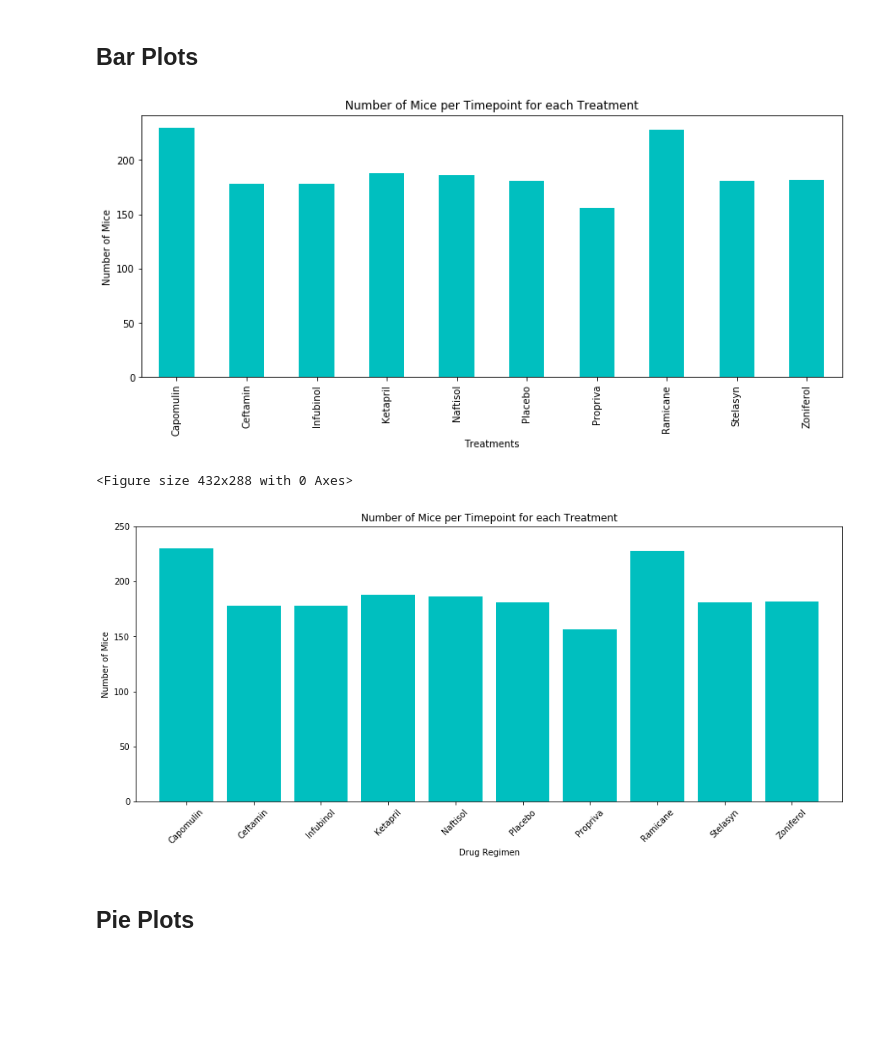
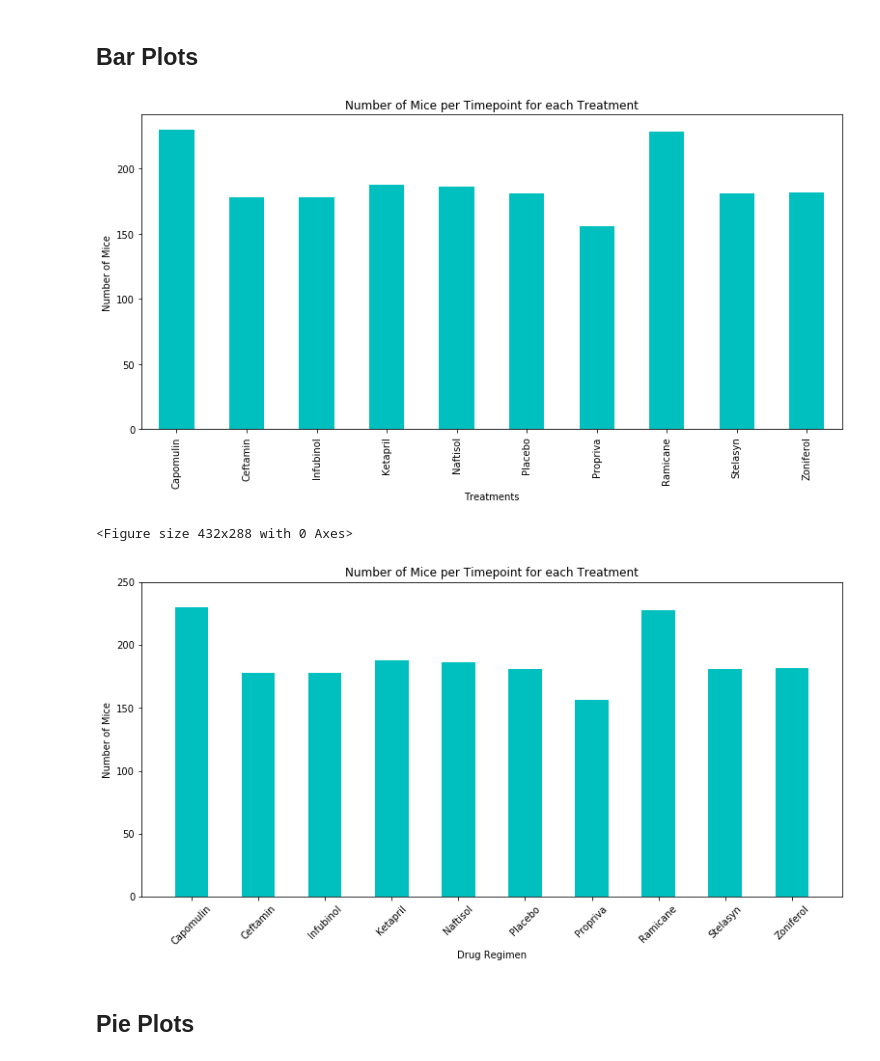
Before and after one commit to yaitouny/SMU_homework, a Jupyter notebook: 05-Matplotlib/Matplotlob - The Power of Plots/Pymaceuticals/pymaceuticals_starter.ipynb, the cells around one changed output. Cells and saved outputs as stored; diff of their text form; code cells hidden in the pictures; blank space fills up the shorter version.

```diff
--- a/05-Matplotlib/Matplotlob - The Power of Plots/Pymaceuticals/pymaceuticals_starter.ipynb
+++ b/05-Matplotlib/Matplotlob - The Power of Plots/Pymaceuticals/pymaceuticals_starter.ipynb
@@ -128,17 +128,17 @@ summary_group
 # %%
 # Generate a bar plot showing the number of mice per time point for each treatment throughout the course of the study
 # using pandas.
 
 time_and_drugs = new_df.groupby("Drug Regimen")["Mouse ID"].count()
-time_and_drugs.plot(kind="bar",figsize=(13,5), color = "c")
+time_and_drugs.plot(kind="bar",figsize=(13,6), color = "c")
 #time_and_drugs
 plt.title("Number of Mice per Timepoint for each Treatment")
 plt.xlabel("Treatments")
 plt.ylabel("Number of Mice")
 plt.show()
 plt.tight_layout()
 # %% [output]
-[figure, old version]
+[figure, new version]
 <Figure size 432x288 with 0 Axes>
 # %%
 # Generate a bar plot showing the number of mice per time point for each treatment throughout the course of the study
@@ -149,8 +149,8 @@ drug_type = [list[0] for list in drug_group["Drug Regimen"].unique()]
 # %%
 x_axis = np.arange(len(time_and_drugs))
 y_axis = time_and_drugs
-plt.figure(figsize=(15,6))
-plt.bar(x_axis, y_axis, color='c', align = "center")
+plt.figure(figsize=(13,6))
+plt.bar(x_axis, y_axis, color='c',width = 0.5, align = "center")
 tick_locations = [value for value in x_axis]
 
 plt.xticks(tick_locations, drug_type, rotation="45")
@@ -164,7 +164,7 @@ plt.ylim(0, max(time_and_drugs)+20)
 plt.savefig("../Images/BarChart.png")
 plt.show()
 # %% [output]
-[figure, old version]
+[figure, new version]
 # %% [markdown]
 ## Pie Plots
 # %%
```
Also changed, not shown: parts of 6 cells of this notebook, 6 other files.
